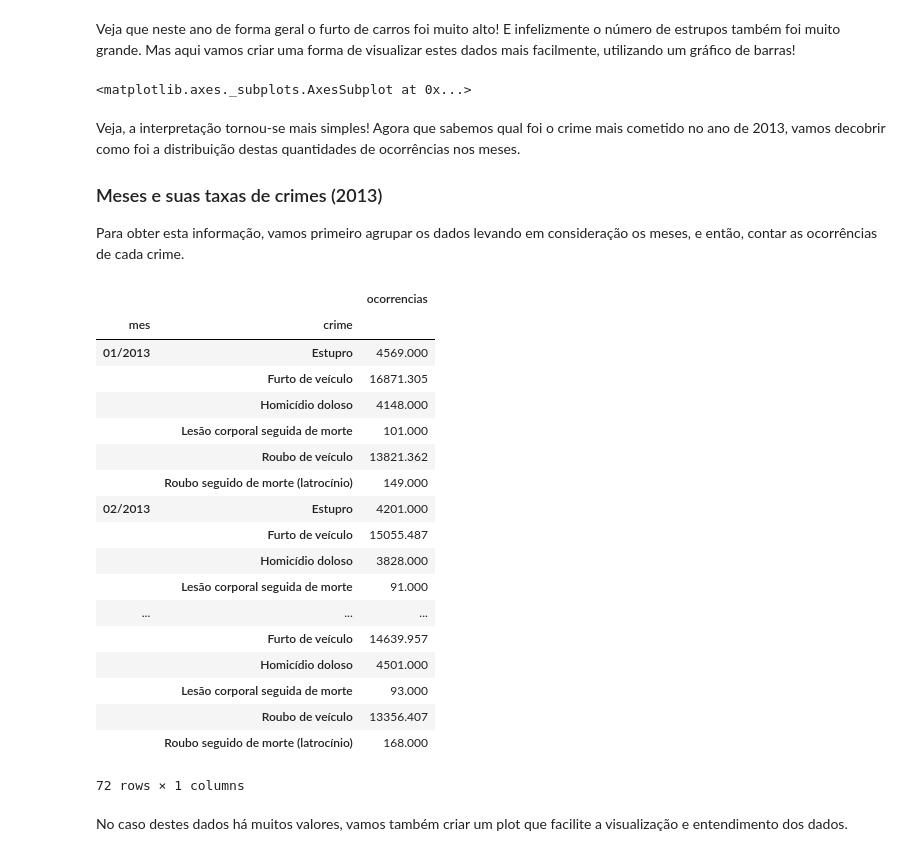
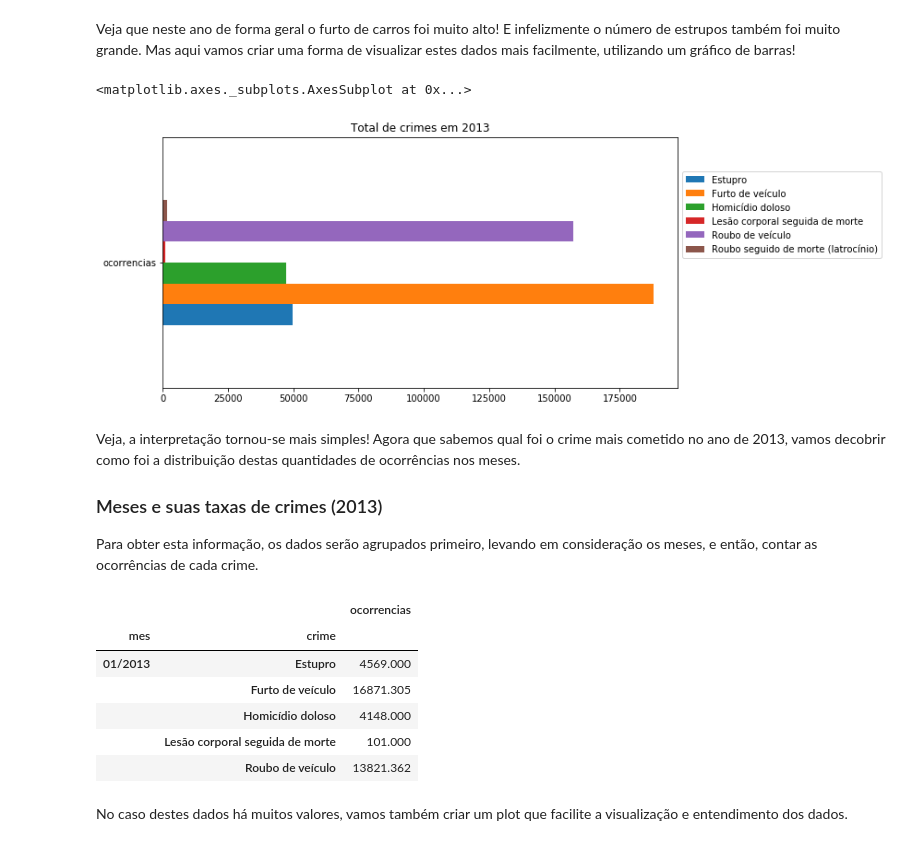
Before and after one commit to M3nin0/ocorrencias-brasil, a Jupyter notebook: ocorrencias-py.ipynb, the cells around one changed output. Saved outputs shown, nothing was run; the diff lists cells and outputs as text; code cells hidden in the pictures.

```diff
--- a/ocorrencias-py.ipynb
+++ b/ocorrencias-py.ipynb
@@ -103,38 +103,29 @@ occurrences
 # %% [markdown]
 Veja que neste ano de forma geral o furto de carros foi muito alto! E infelizmente o número de estrupos também foi muito grande. Mas aqui vamos criar uma forma de visualizar estes dados mais facilmente, utilizando um gráfico de barras!
 # %%
-occurrences.plot.barh(legend=False, title="Total de crimes em 2013")
+occurrences_barh_plot = occurrences.T.plot.barh(title="Total de crimes em 2013", figsize=(10,5))
+occurrences_barh_plot.legend(loc="lower left", bbox_to_anchor=(1, 0.5))
+occurrences_barh_plot
 # %% [output]
 <matplotlib.axes._subplots.AxesSubplot at 0x...>
+[figure, added]
 # %% [markdown]
 Veja, a interpretação tornou-se mais simples! Agora que sabemos qual foi o crime mais cometido no ano de 2013, vamos decobrir como foi a distribuição destas quantidades de ocorrências nos meses.
 
 ### Meses e suas taxas de crimes (2013)
 
-Para obter esta informação, vamos primeiro agrupar os dados levando em consideração os meses, e então, contar as ocorrências de cada crime.
+Para obter esta informação, os dados serão agrupados primeiro, levando em consideração os meses, e então, contar as ocorrências de cada crime.
 # %%
 crimes_per_month = year.groupby(['mes','crime']).agg({'ocorrencias':sum})
-crimes_per_month
+crimes_per_month.head()
 # %% [output]
 |  |  | ocorrencias |
 | mes | crime |  |
 | 01/2013 | Estupro | 4569.000 |
 |  | Furto de veículo | 16871.305 |
 |  | Homicídio doloso | 4148.000 |
 |  | Lesão corporal seguida de morte | 101.000 |
 |  | Roubo de veículo | 13821.362 |
-|  | Roubo seguido de morte (latrocínio) | 149.000 |
-| 02/2013 | Estupro | 4201.000 |
-|  | Furto de veículo | 15055.487 |
-|  | Homicídio doloso | 3828.000 |
-|  | Lesão corporal seguida de morte | 91.000 |
-| ... | ... | ... |
-|  | Furto de veículo | 14639.957 |
-|  | Homicídio doloso | 4501.000 |
-|  | Lesão corporal seguida de morte | 93.000 |
-|  | Roubo de veículo | 13356.407 |
-|  | Roubo seguido de morte (latrocínio) | 168.000 |
-72 rows × 1 columns
 # %% [markdown]
 No caso destes dados há muitos valores, vamos também criar um plot que facilite a visualização e entendimento dos dados.
 # %%
```
Also changed, not shown: parts of 13 cells of this notebook.
